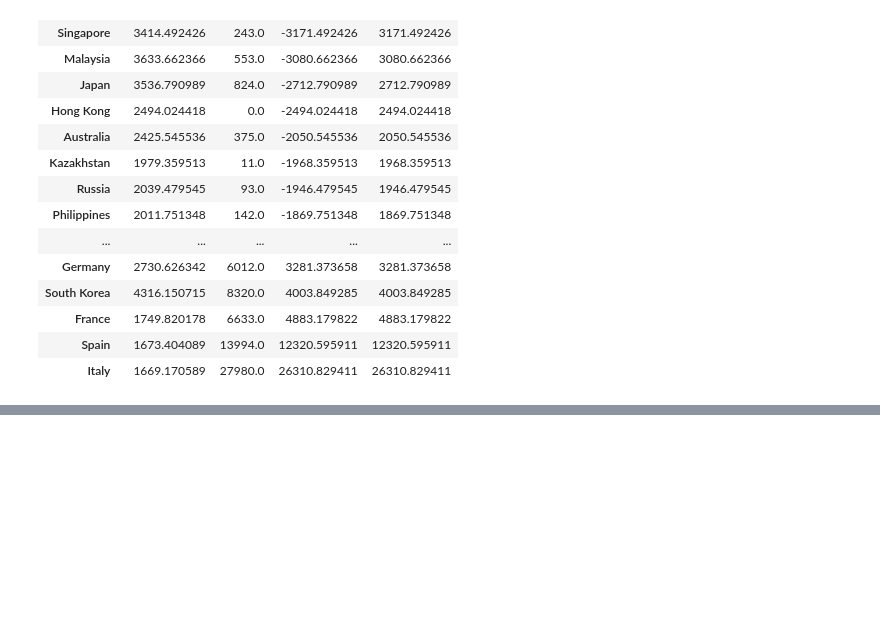
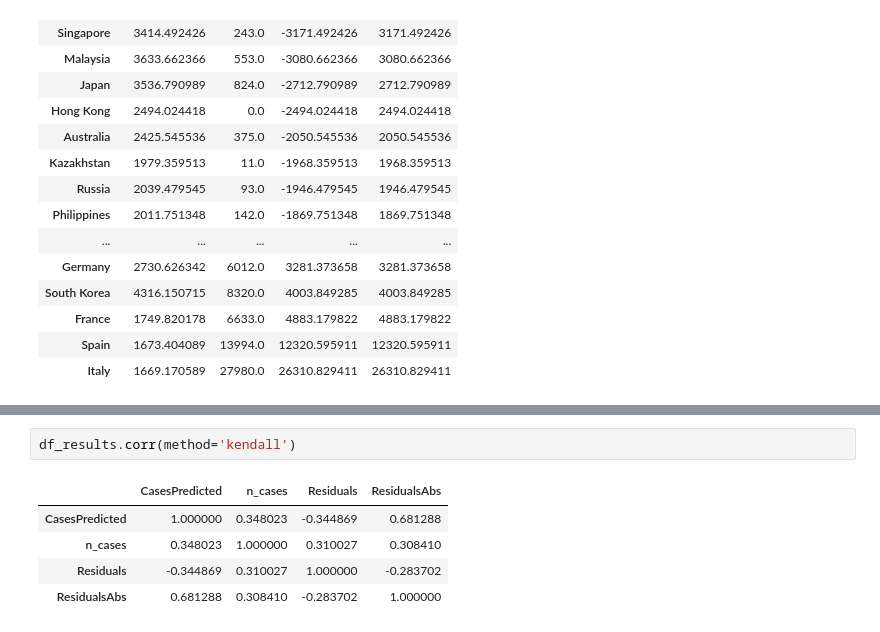
Before and after one commit to paulagiovanna/IC---Covid19-Random-Walk, a Jupyter notebook: random_walk_celso.ipynb, the cells around one changed output, grey strips where cells are left out. Drawn from its saved outputs; the diff is of its cells as text; blank space fills up the shorter version.

```diff
--- a/random_walk_celso.ipynb
+++ b/random_walk_celso.ipynb
@@ -339,0 +358,8 @@ df_results.sort_values('Residuals')
+# %%
+df_results.corr(method='kendall')
+# %% [output]
+|  | CasesPredicted | n_cases | Residuals | ResidualsAbs |
+| CasesPredicted | 1.000000 | 0.348023 | -0.344869 | 0.681288 |
+| n_cases | 0.348023 | 1.000000 | 0.310027 | 0.308410 |
+| Residuals | -0.344869 | 0.310027 | 1.000000 | -0.283702 |
+| ResidualsAbs | 0.681288 | 0.308410 | -0.283702 | 1.000000 |
```
Also changed, not shown: parts of 8 cells of this notebook.
